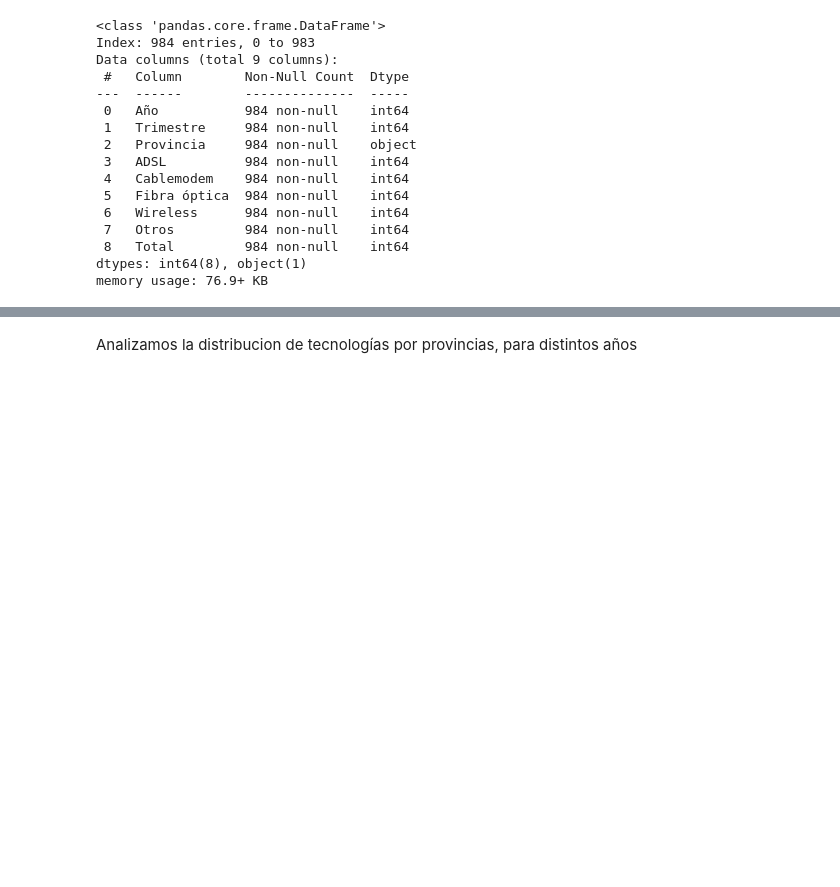
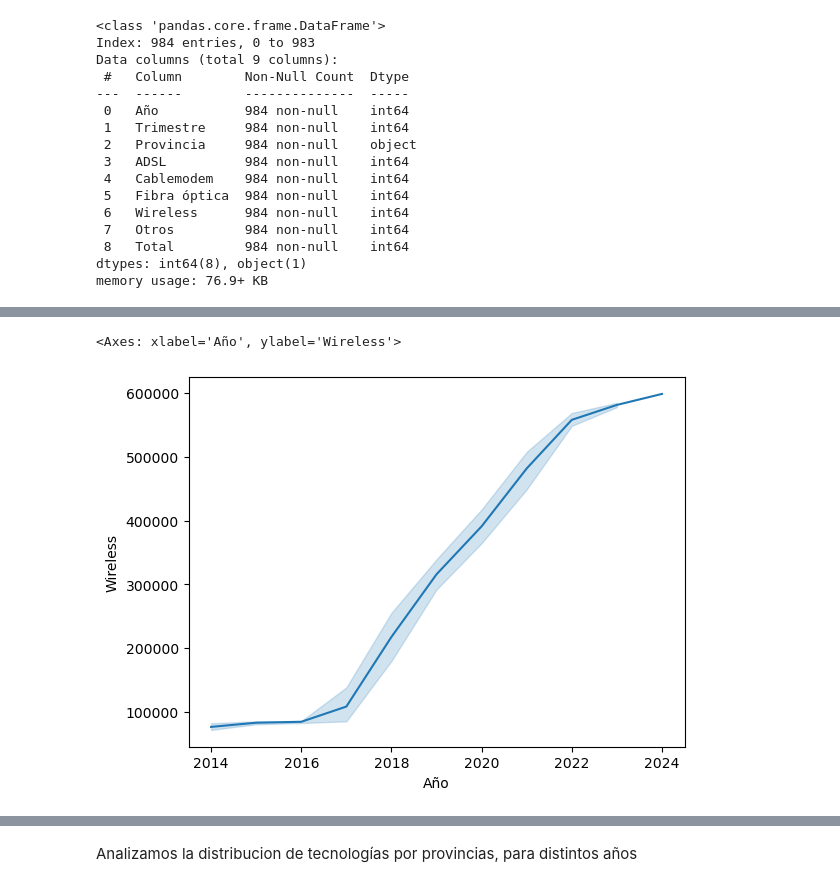
Before and after one commit to hzaquelli82/PI02_Jara_Zaquelli_Hugo, a Jupyter notebook: EDA.ipynb, the cells around one changed output, grey strips where cells are left out. Drawn from its saved outputs; the diff is of its cells as text; code cells hidden in the pictures; blank space fills up the shorter version.

```diff
--- a/EDA.ipynb
+++ b/EDA.ipynb
@@ -979,0 +996,6 @@ memory usage: 76.9+ KB
+# %%
+df_tec_nac = df_acc_tegnologia.groupby(['Año','Trimestre']).sum()
+sns.lineplot(df_tec_nac, x='Año', y='Wireless')
+# %% [output]
+<Axes: xlabel='Año', ylabel='Wireless'>
+[figure, added]
```
Also changed, not shown: parts of 39 cells of this notebook, 10 other files.
